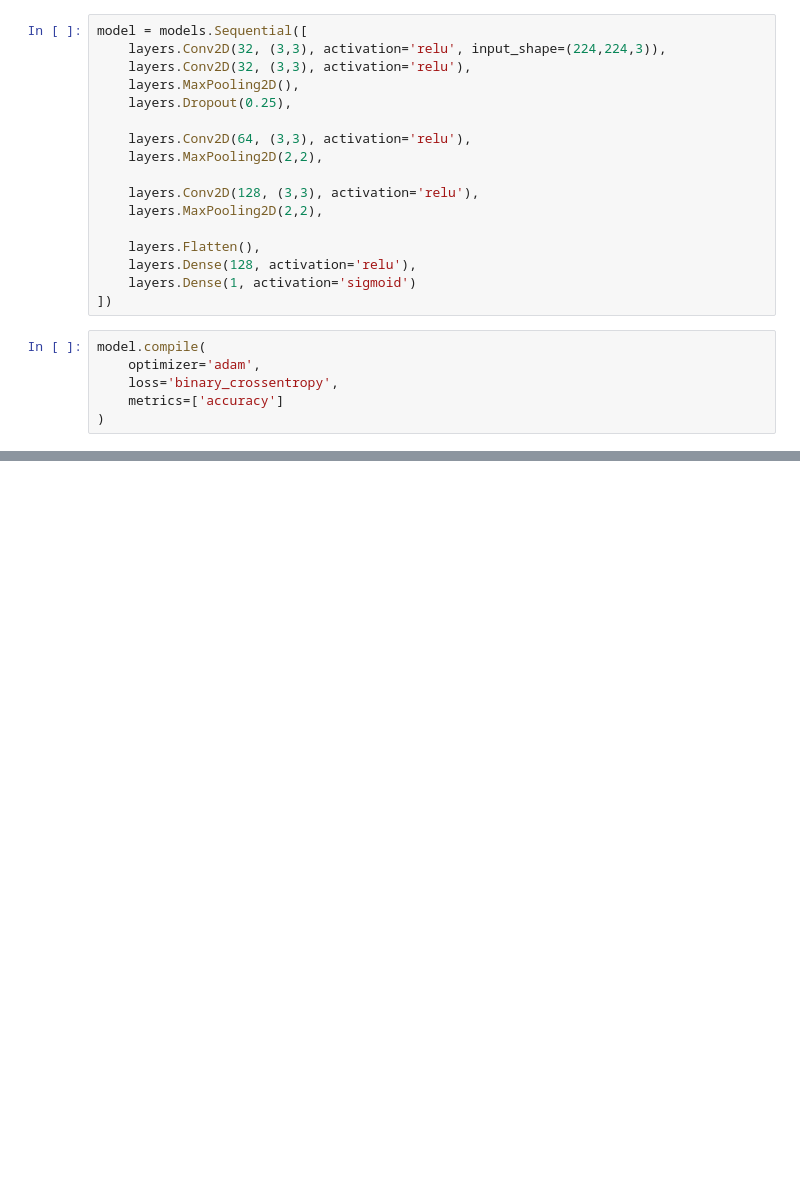
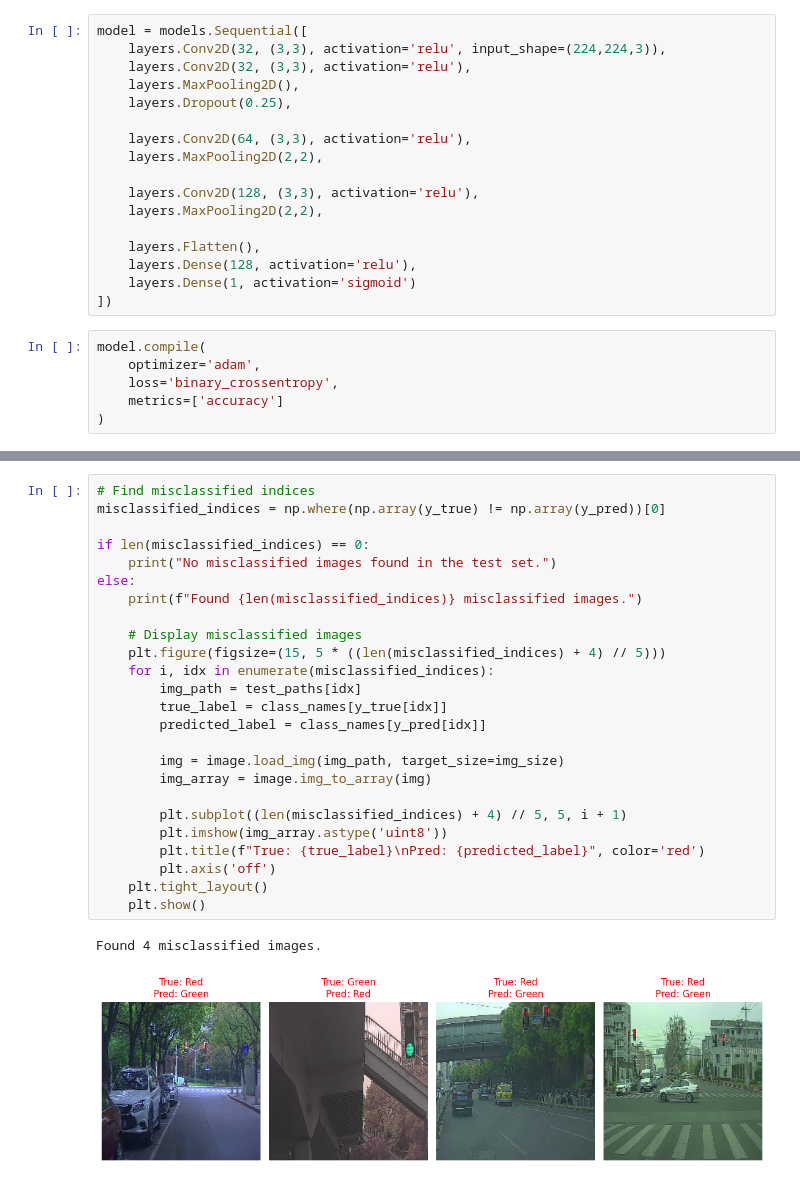
Before and after one commit to ivan-block/Traffic-signs-classification, a Jupyter notebook: traffic.ipynb, the cells around one changed output, grey strips where cells are left out. Cells and saved outputs as stored; diff of their text form; blank space fills up the shorter version.

```diff
--- a/traffic.ipynb
+++ b/traffic.ipynb
@@ -297,0 +254,28 @@ plt.show()
+# %%
+# Find misclassified indices
+misclassified_indices = np.where(np.array(y_true) != np.array(y_pred))[0]
+
+if len(misclassified_indices) == 0:
+    print("No misclassified images found in the test set.")
+else:
+    print(f"Found {len(misclassified_indices)} misclassified images.")
+
+    # Display misclassified images
+    plt.figure(figsize=(15, 5 * ((len(misclassified_indices) + 4) // 5)))
+    for i, idx in enumerate(misclassified_indices):
+        img_path = test_paths[idx]
+        true_label = class_names[y_true[idx]]
+        predicted_label = class_names[y_pred[idx]]
+
+        img = image.load_img(img_path, target_size=img_size)
+        img_array = image.img_to_array(img)
+
+        plt.subplot((len(misclassified_indices) + 4) // 5, 5, i + 1)
+        plt.imshow(img_array.astype('uint8'))
+        plt.title(f"True: {true_label}\nPred: {predicted_label}", color='red')
+        plt.axis('off')
+    plt.tight_layout()
+    plt.show()
+# %% [output]
+Found 4 misclassified images.
+[figure, added]
```
Also changed, not shown: parts of 18 cells of this notebook.
